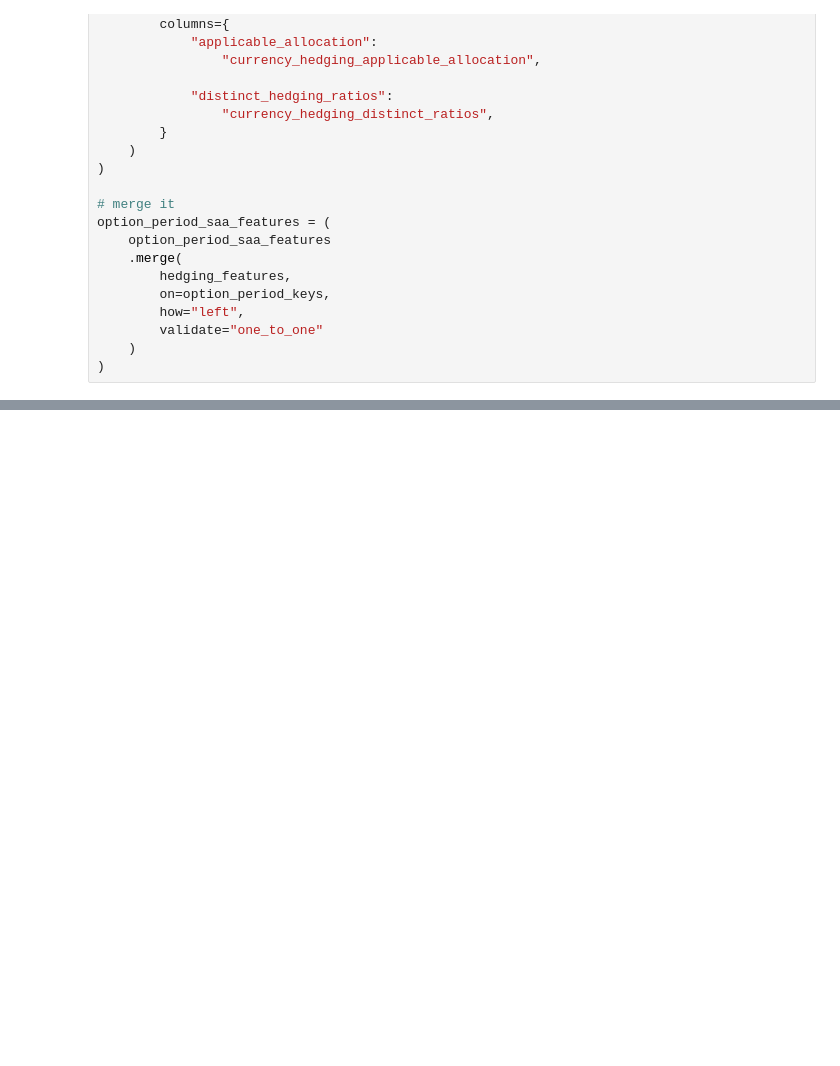
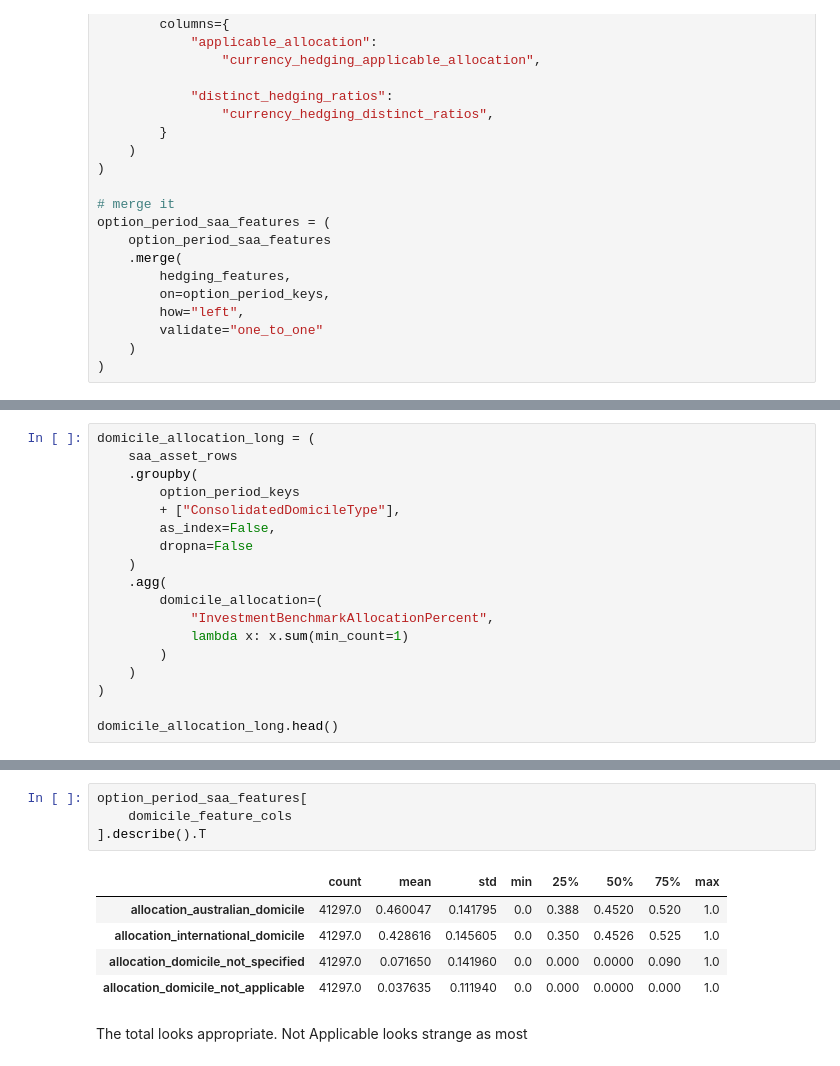
Before and after one commit to terra9/superannuation-performance-early-warning, a Jupyter notebook: notebooks/apra_data_audit.ipynb, the cells around one changed output, grey strips where cells are left out. Drawn from its saved outputs; the diff is of its cells as text; blank space fills up the shorter version.

```diff
--- a/notebooks/apra_data_audit.ipynb
+++ b/notebooks/apra_data_audit.ipynb
@@ -5629,0 +5633,18 @@ memory usage: 6.4+ MB
+# %%
+domicile_allocation_long = (
+    saa_asset_rows
+    .groupby(
+        option_period_keys
+        + ["ConsolidatedDomicileType"],
+        as_index=False,
+        dropna=False
+    )
+    .agg(
+        domicile_allocation=(
+            "InvestmentBenchmarkAllocationPercent",
+            lambda x: x.sum(min_count=1)
+        )
+    )
+)
+
+domicile_allocation_long.head()
@@ -5629,0 +5772,12 @@ memory usage: 6.4+ MB
+# %%
+option_period_saa_features[
+    domicile_feature_cols
+].describe().T
+# %% [output]
+|  | count | mean | std | min | 25% | 50% | 75% | max |
+| allocation_australian_domicile | 41297.0 | 0.460047 | 0.141795 | 0.0 | 0.388 | 0.4520 | 0.520 | 1.0 |
+| allocation_international_domicile | 41297.0 | 0.428616 | 0.145605 | 0.0 | 0.350 | 0.4526 | 0.525 | 1.0 |
+| allocation_domicile_not_specified | 41297.0 | 0.071650 | 0.141960 | 0.0 | 0.000 | 0.0000 | 0.090 | 1.0 |
+| allocation_domicile_not_applicable | 41297.0 | 0.037635 | 0.111940 | 0.0 | 0.000 | 0.0000 | 0.000 | 1.0 |
+# %% [markdown]
+The total looks appropriate. Not Applicable looks strange as most
```
Also changed, not shown: parts of 7 cells of this notebook.
